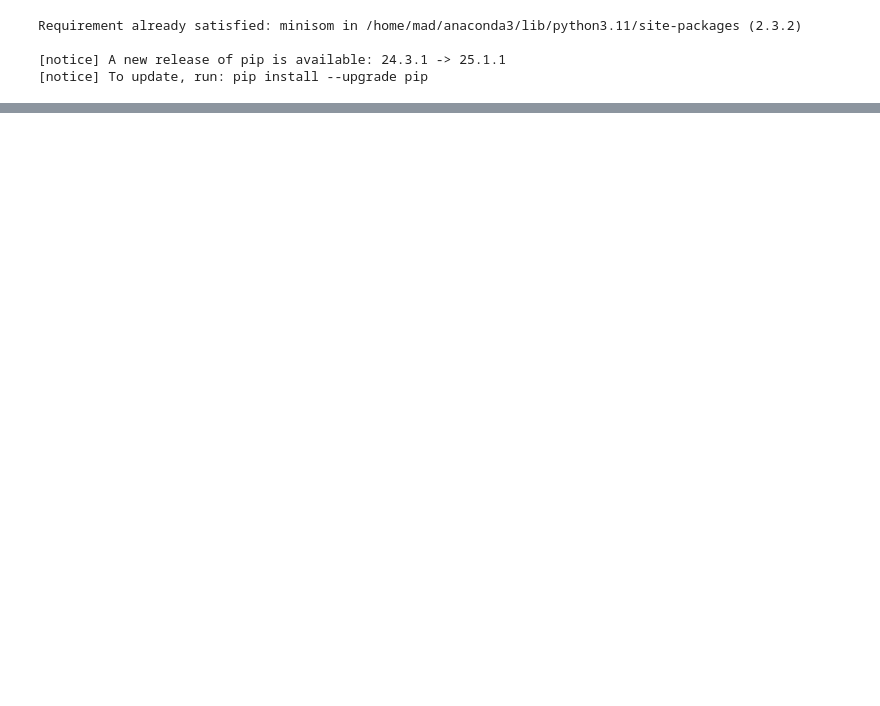
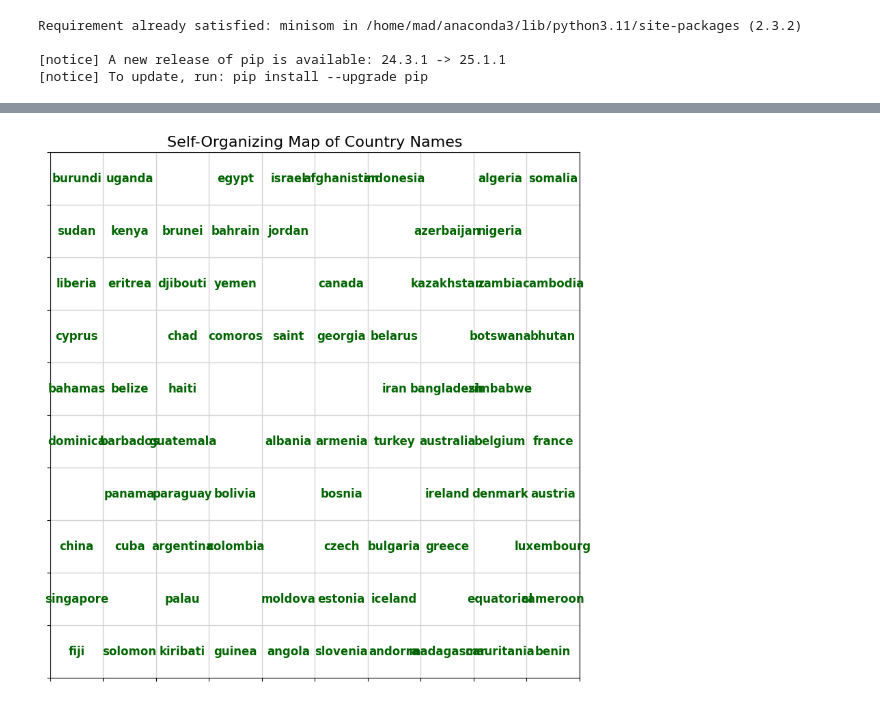
Before and after one commit to marekpiotradamczyk/deeplearninglaboratory, a Jupyter notebook: 1_kohonen_map/kohonen_NLP.ipynb, the cells around one changed output, grey strips where cells are left out. Drawn from its saved outputs; the diff is of its cells as text; code cells hidden in the pictures; blank space fills up the shorter version.

```diff
--- a/1_kohonen_map/kohonen_NLP.ipynb
+++ b/1_kohonen_map/kohonen_NLP.ipynb
@@ -67,0 +122,83 @@ SyntaxError: invalid decimal literal (2892093679.py, line 4)
+# %%
+import numpy as np
+from minisom import MiniSom
+import matplotlib.pyplot as plt
+
+# ---- 1. Load GloVe embeddings ----
+GLOVE_PATH = 'glove.6B/glove.6B.100d.txt'
+
+embeddings = {}
+with open(GLOVE_PATH, 'r', encoding='utf8') as f:
+    for line in f:
+        values = line.split()
+        word = values[0]
+        vector = np.array(values[1:], dtype='float32')
+        embeddings[word] = vector
+print(f"Loaded {len(embeddings)} words.")
+
+# ---- 2. List of country names ----
+country_list = [
+    'afghanistan', 'albania', 'algeria', 'andorra', 'angola', 'argentina', 'armenia', 'australia',
+    'austria', 'azerbaijan', 'bahamas', 'bahrain', 'bangladesh', 'barbados', 'belarus', 'belgium',
+    'belize', 'benin', 'bhutan', 'bolivia', 'bosnia', 'botswana', 'brazil', 'brunei', 'bulgaria',
+    'burkina', 'burundi', 'cambodia', 'cameroon', 'canada', 'chad', 'chile', 'china', 'colombia',
+    'comoros', 'congo', 'croatia', 'cuba', 'cyprus', 'czech', 'denmark', 'djibouti', 'dominica',
+    'ecuador', 'egypt', 'el_salvador', 'equatorial', 'eritrea', 'estonia', 'ethiopia', 'fiji',
+    'finland', 'france', 'gabon', 'gambia', 'georgia', 'germany', 'ghana', 'greece', 'grenada',
+    'guatemala', 'guinea', 'guyana', 'haiti', 'honduras', 'hungary', 'iceland', 'india', 'indonesia',
+    'iran', 'iraq', 'ireland', 'israel', 'italy', 'jamaica', 'japan', 'jordan', 'kazakhstan',
+    'kenya', 'kiribati', 'korea', 'kuwait', 'kyrgyzstan', 'laos', 'latvia', 'lebanon', 'lesotho',
+    'liberia', 'libya', 'liechtenstein', 'lithuania', 'luxembourg', 'macedonia', 'madagascar',
+    'malawi', 'malaysia', 'maldives', 'mali', 'malta', 'mauritania', 'mauritius', 'mexico',
+    'moldova', 'monaco', 'mongolia', 'montenegro', 'morocco', 'mozambique', 'myanmar', 'namibia',
+    'nauru', 'nepal', 'netherlands', 'new_zealand', 'nicaragua', 'niger', 'nigeria', 'norway',
+    'oman', 'pakistan', 'palau', 'panama', 'papua', 'paraguay', 'peru', 'philippines', 'poland',
+    'portugal', 'qatar', 'romania', 'russia', 'rwanda', 'saint', 'samoa', 'san_marino', 'sao_tome',
+    'saudi', 'senegal', 'serbia', 'seychelles', 'singapore', 'slovakia', 'slovenia', 'solomon',
+    'somalia', 'south_africa', 'spain', 'sri_lanka', 'sudan', 'suriname', 'swaziland', 'sweden',
+    'switzerland', 'syria', 'taiwan', 'tajikistan', 'tanzania', 'thailand', 'togo', 'tonga',
+    'trinidad', 'tunisia', 'turkey', 'turkmenistan', 'tuvalu', 'uganda', 'ukraine', 'uae',
+    'united_kingdom', 'usa', 'uruguay', 'uzbekistan', 'vanuatu', 'venezuela', 'vietnam',
+    'yemen', 'zambia', 'zimbabwe'
+]
+
+# ---- 3. Filter to those present in GloVe ----
+available_countries = [c for c in country_list if c in embeddings]
+country_vectors = np.array([embeddings[c] for c in available_countries])
+print(f"Found {len(available_countries)} country names in embeddings.")
+
+# ---- 4. SOM training ----
+map_size = 10
+input_len = country_vectors.shape[1]
+
+som = MiniSom(x=map_size, y=map_size, input_len=input_len, sigma=1.0, learning_rate=0.5, random_seed=42)
+som.random_weights_init(country_vectors)
+som.train_random(country_vectors, 1000)
+
+# ---- 5. Map words to SOM grid ----
+word_positions = {}
+for i, word in enumerate(available_countries):
+    x, y = som.winner(country_vectors[i])
+    if (x, y) not in word_positions:
+        word_positions[(x, y)] = word
+
+# ---- 6. Plotting ----
+plt.figure(figsize=(10, 10))
+for x in range(map_size):
+    for y in range(map_size):
+        if (x, y) in word_positions:
+            plt.text(x + 0.5, y + 0.5, word_positions[(x, y)],
+                     ha='center', va='center', fontsize=12, color='darkgreen', weight='bold')
+        else:
+            plt.text(x + 0.5, y + 0.5, '', ha='center', va='center', fontsize=12)
+plt.xlim([0, map_size])
+plt.ylim([0, map_size])
+plt.gca().set_xticks(np.arange(0, map_size+1, 1))
+plt.gca().set_yticks(np.arange(0, map_size+1, 1))
+plt.gca().set_xticklabels([])
+plt.gca().set_yticklabels([])
+plt.grid(True, which='both', color='lightgrey', linewidth=1)
+plt.gca().invert_yaxis()
+plt.title('Self-Organizing Map of Country Names', fontsize=16)
+plt.show()
+# %% [output]
@@ -67,0 +207 @@ SyntaxError: invalid decimal literal (2892093679.py, line 4)
+[figure, added]
```
Also changed, not shown: parts of 4 cells of this notebook.
